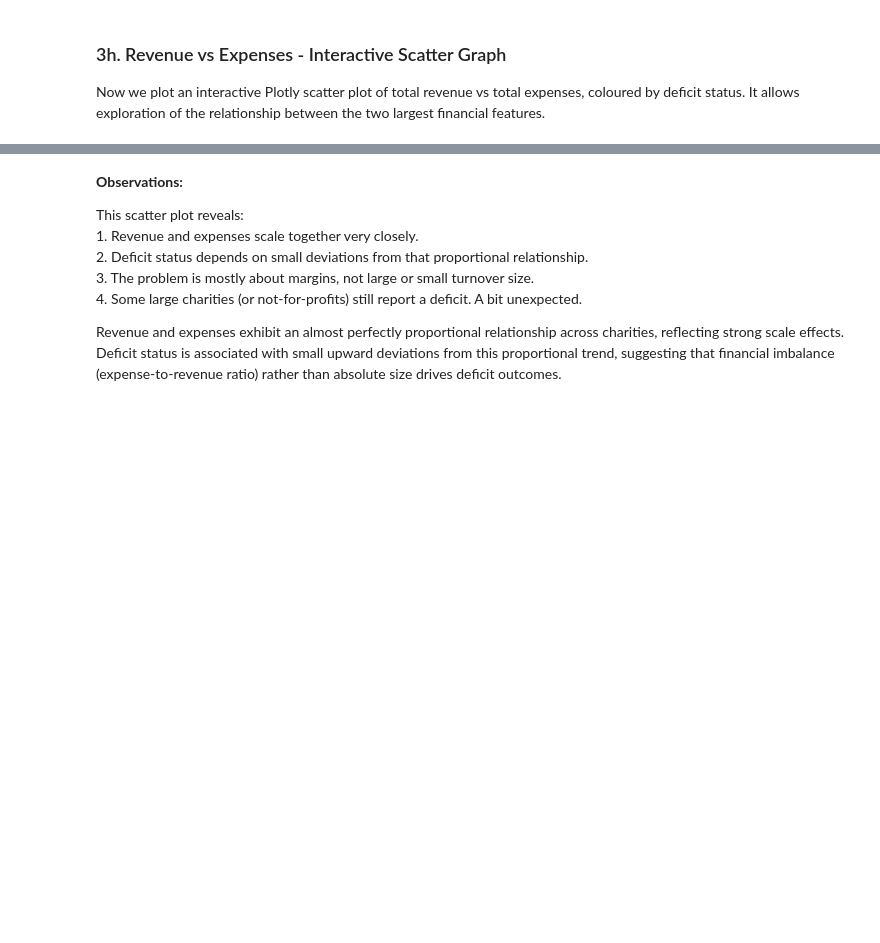
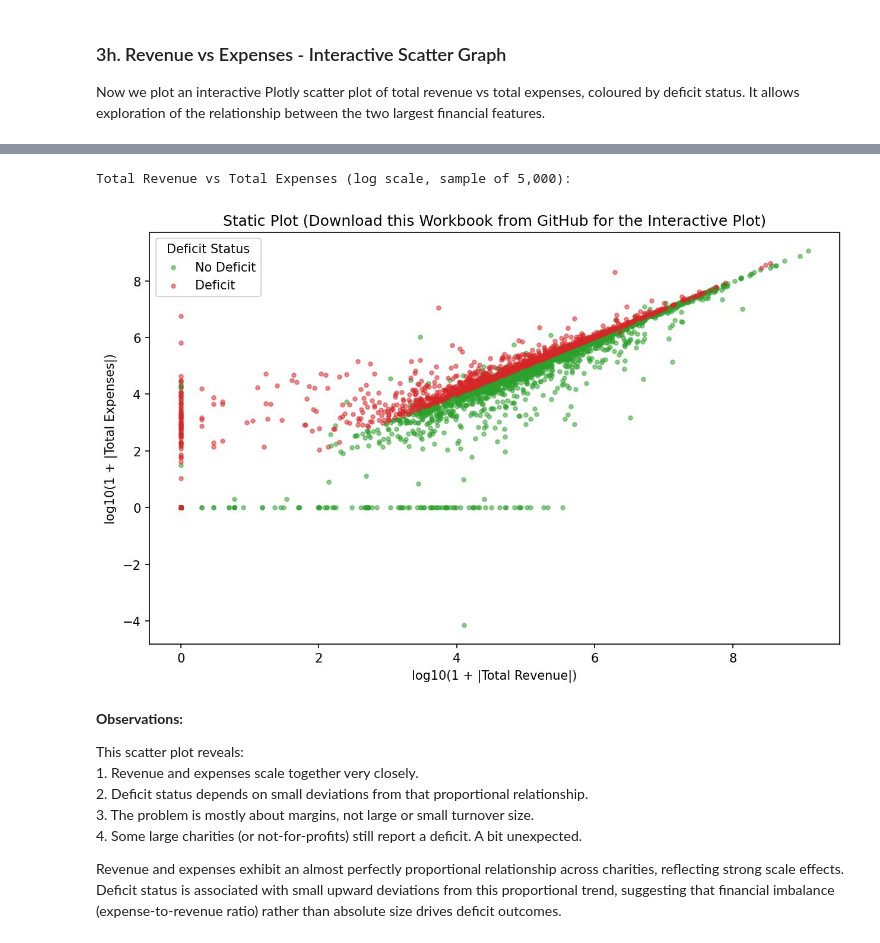
Before and after one commit to bert-pe/Charities_EDA, a Jupyter notebook: charity.ipynb, the cells around one changed output, grey strips where cells are left out. Cells and saved outputs as stored; diff of their text form; code cells hidden in the pictures; blank space fills up the shorter version.

Commit message:
Matplotlib for Income versus Expenses for displaying in GitHub (Plotly interactive does not display)

```diff
--- a/charity.ipynb
+++ b/charity.ipynb
@@ -431,33 +437,66 @@ import plotly.express as px
 
 # Build a temporary dataframe for plotting
 scatter_df = df[['total revenue', 'total expenses', 'net surplus/deficit']].dropna().copy()
 scatter_df['is_deficit'] = (scatter_df['net surplus/deficit'] < 0).astype(int)
 
 # Sample to improve speed of plotting
 if len(scatter_df) > 5000:
     scatter_df = scatter_df.sample(5000, random_state=42)
 
 # Apply signed log transform to shrink the scale again
 scatter_df['log_revenue'] = np.sign(scatter_df['total revenue']) * np.log10(1 + np.abs(scatter_df['total revenue']))
 scatter_df['log_expenses'] = np.sign(scatter_df['total expenses']) * np.log10(1 + np.abs(scatter_df['total expenses']))
 scatter_df['Deficit Status'] = scatter_df['is_deficit'].map({0: 'No Deficit', 1: 'Deficit'})
 
 fig = px.scatter(
     scatter_df,
     x='log_revenue',
     y='log_expenses',
     color='Deficit Status',
     color_discrete_map={'No Deficit': '#2ca02c', 'Deficit': '#d62728'},
     opacity=0.5,
     title='Interactive Graph - Total Revenue vs Total Expenses (log scale, sample of 5,000)',
     labels={'log_revenue': 'log10(1 + |Total Revenue|)', 'log_expenses': 'log10(1 + |Total Expenses|)'},
     width=800,
     height=500,
 )
 fig.update_layout(legend_title_text='Deficit Status')
+
+
+# Show interactive Revenue v Expenses
+# This plot is interactive.
+# But it does not display in GitHub:
 fig.show()
+
+
+# For examining this file in GitHub,
+#   I decided to make a static copy of the
+#   scatter plot but with a different title.
+#   Saving a copy of the Plotly chart using
+#   Kaleido ran into compatibility issues
+#   with the latest version of Python.
+#   So Matplotlib was used instead.
+
+os.makedirs('images', exist_ok=True)
+
+fig2, ax = plt.subplots(figsize=(10, 6))
+for label, color in [('No Deficit', '#2ca02c'), ('Deficit', '#d62728')]:
+    subset = scatter_df[scatter_df['Deficit Status'] == label]
+    ax.scatter(subset['log_revenue'], subset['log_expenses'],
+               c=color, label=label, alpha=0.5, s=10)
+ax.set_xlabel('log10(1 + |Total Revenue|)')
+ax.set_ylabel('log10(1 + |Total Expenses|)')
+ax.set_title('Static Plot (Download this Workbook from GitHub for the Interactive Plot)')
+ax.legend(title='Deficit Status')
+fig2.savefig('images/revenue_vs_expenses.jpg', dpi=150, bbox_inches='tight')
+plt.close(fig2)
+
+print("Total Revenue vs Total Expenses (log scale, sample of 5,000):")
+display(IPImage(filename="images/revenue_vs_expenses.jpg"))
 # %% [output]
 [interactive output not drawn]
+Total Revenue vs Total Expenses (log scale, sample of 5,000):
+[figure, added]
 # %% [markdown]
 **Observations:**
 
```
Also changed, not shown: parts of 1 cell of this notebook.
